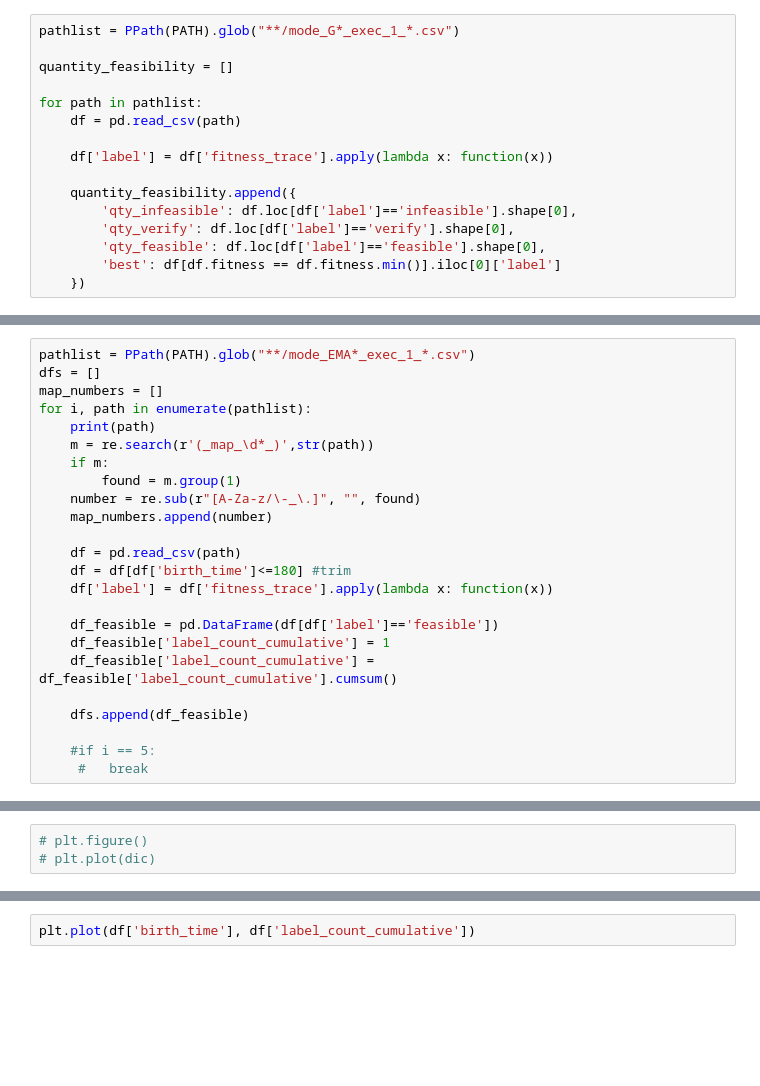
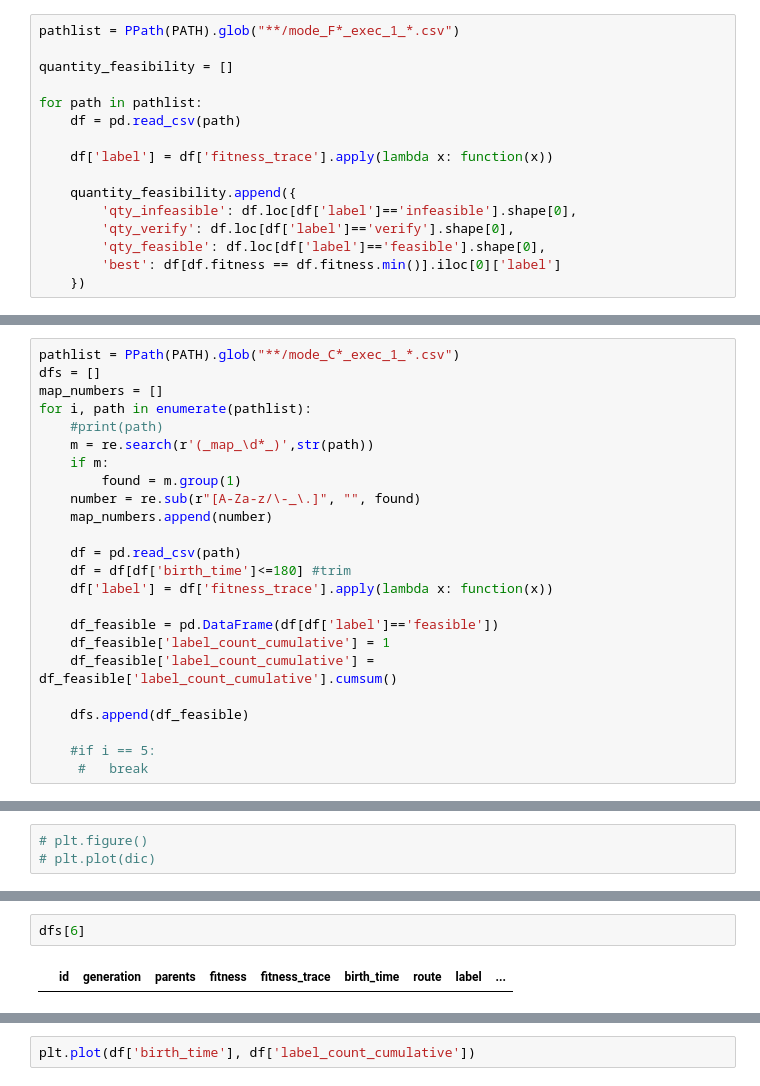
Before and after one commit to gustavo-moura/path-planning, a Jupyter notebook: History_Analysis.ipynb, the cells around one changed output, grey strips where cells are left out. Saved outputs shown, nothing was run; the diff lists cells and outputs as text; blank space fills up the shorter version.

```diff
--- a/History_Analysis.ipynb
+++ b/History_Analysis.ipynb
@@ -44,5 +62,5 @@ print('Qty: ', i+1)
 # %%
-pathlist = PPath(PATH).glob("**/mode_G*_exec_1_*.csv")
+pathlist = PPath(PATH).glob("**/mode_F*_exec_1_*.csv")
 
 quantity_feasibility = []
 
@@ -144,11 +174,11 @@ df[df.fitness == df.fitness.min()].iloc[0]['label']
 # %% [markdown]
 # Experiments
 # %%
-pathlist = PPath(PATH).glob("**/mode_EMA*_exec_1_*.csv")
+pathlist = PPath(PATH).glob("**/mode_C*_exec_1_*.csv")
 dfs = []
 map_numbers = []
 for i, path in enumerate(pathlist):
-    print(path)
+    #print(path)
     m = re.search(r'(_map_\d*_)',str(path))
     if m:
         found = m.group(1)
@@ -216,0 +244,4 @@ plt.legend([])
+# %%
+dfs[6]
+# %% [output]
+|  | id | generation | parents | fitness | fitness_trace | birth_time | route | label | ... |
```
Also changed, not shown: parts of 16 cells of this notebook.
